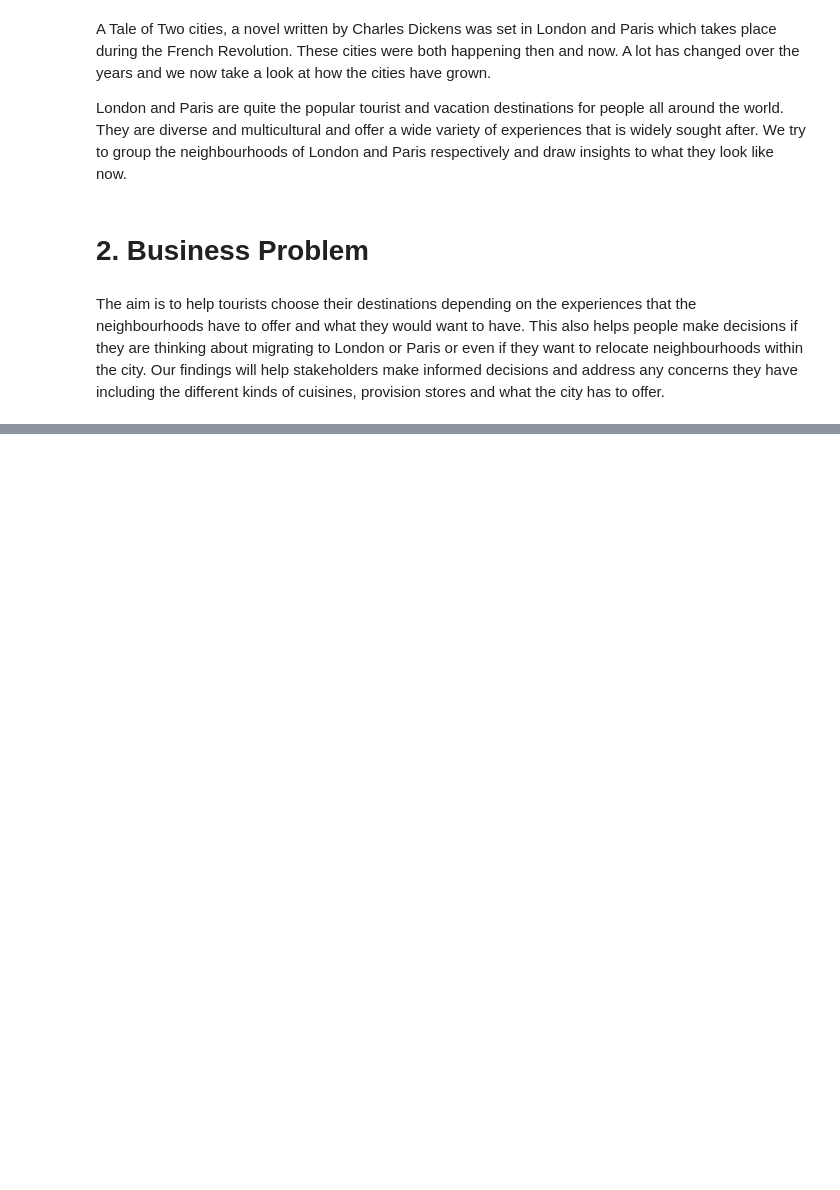
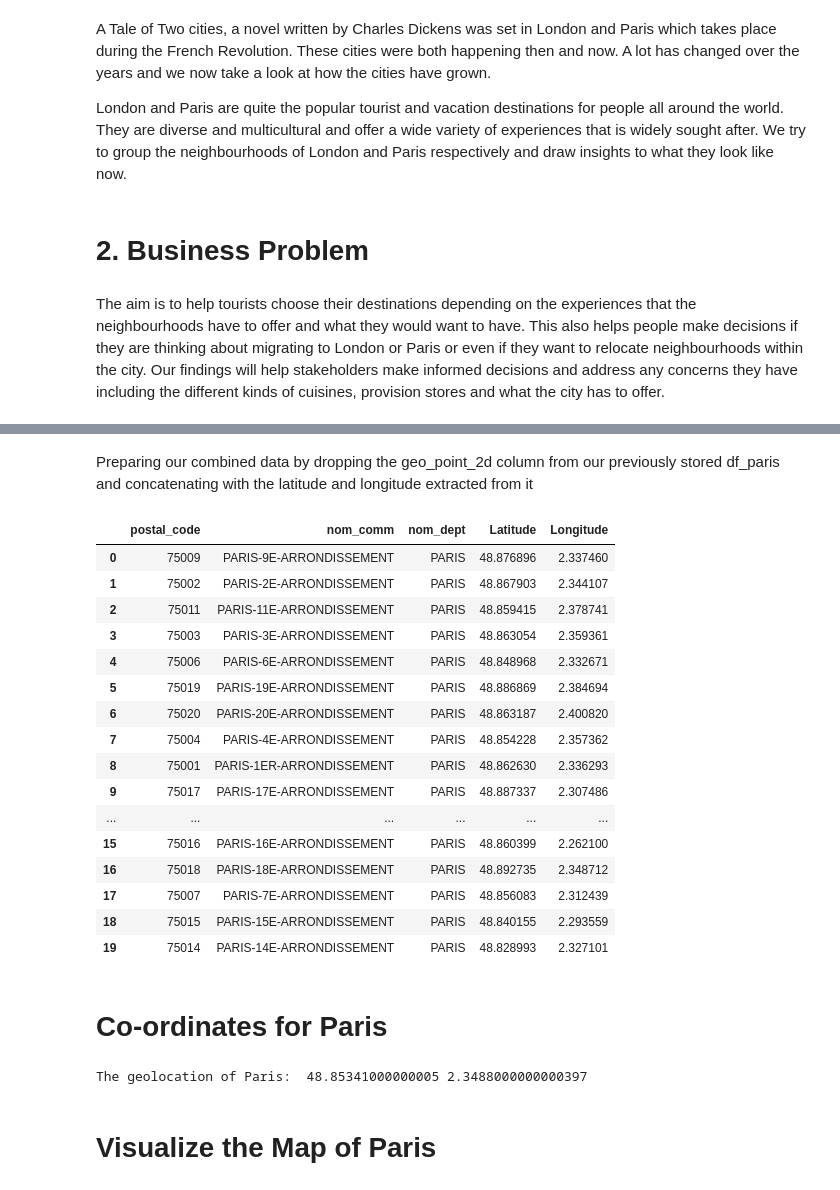
Before and after one commit to madhu-akella/Coursera_Capstone, a Jupyter notebook: The Battle of Neighborhoods (Week 1).ipynb, the cells around one changed output, grey strips where cells are left out. Cells and saved outputs as stored; diff of their text form; code cells hidden in the pictures; blank space fills up the shorter version.

```diff
--- a/The Battle of Neighborhoods (Week 1).ipynb
+++ b/The Battle of Neighborhoods (Week 1).ipynb
@@ -12,0 +993,2 @@ The aim is to help tourists choose their destinations depending on the experienc
+# %%
+paris_latlng = df_paris['geo_point_2d'].astype('str')
@@ -12,0 +997,4 @@ The aim is to help tourists choose their destinations depending on the experienc
+# %%
+paris_lat = paris_latlng.apply(lambda x: x.split(',')[0])
+paris_lat = paris_lat.apply(lambda x: x.lstrip('['))
+paris_lat
@@ -12,0 +1021,4 @@ The aim is to help tourists choose their destinations depending on the experienc
+# %%
+paris_lng = paris_latlng.apply(lambda x: x.split(',')[1])
+paris_lng = paris_lng.apply(lambda x: x.rstrip(']'))
+paris_lng
@@ -12,0 +1043,39 @@ The aim is to help tourists choose their destinations depending on the experienc
+# %%
+paris_geo_lat  = pd.DataFrame(paris_lat.astype(float))
+paris_geo_lat.columns=['Latitude']
+paris_geo_lng = pd.DataFrame(paris_lng.astype(float))
+paris_geo_lng.columns=['Longitude']
+# %% [markdown]
+Preparing our combined data by dropping the geo_point_2d column from our previously stored df_paris and concatenating with the latitude and longitude extracted from it
+# %%
+paris_combined_data = pd.concat([df_paris.drop('geo_point_2d', axis=1), paris_geo_lat, paris_geo_lng], axis=1)
+paris_combined_data
+# %% [output]
+|  | postal_code | nom_comm | nom_dept | Latitude | Longitude |
+| 0 | 75009 | PARIS-9E-ARRONDISSEMENT | PARIS | 48.876896 | 2.337460 |
+| 1 | 75002 | PARIS-2E-ARRONDISSEMENT | PARIS | 48.867903 | 2.344107 |
+| 2 | 75011 | PARIS-11E-ARRONDISSEMENT | PARIS | 48.859415 | 2.378741 |
+| 3 | 75003 | PARIS-3E-ARRONDISSEMENT | PARIS | 48.863054 | 2.359361 |
+| 4 | 75006 | PARIS-6E-ARRONDISSEMENT | PARIS | 48.848968 | 2.332671 |
+| 5 | 75019 | PARIS-19E-ARRONDISSEMENT | PARIS | 48.886869 | 2.384694 |
+| 6 | 75020 | PARIS-20E-ARRONDISSEMENT | PARIS | 48.863187 | 2.400820 |
+| 7 | 75004 | PARIS-4E-ARRONDISSEMENT | PARIS | 48.854228 | 2.357362 |
+| 8 | 75001 | PARIS-1ER-ARRONDISSEMENT | PARIS | 48.862630 | 2.336293 |
+| 9 | 75017 | PARIS-17E-ARRONDISSEMENT | PARIS | 48.887337 | 2.307486 |
+| ... | ... | ... | ... | ... | ... |
+| 15 | 75016 | PARIS-16E-ARRONDISSEMENT | PARIS | 48.860399 | 2.262100 |
+| 16 | 75018 | PARIS-18E-ARRONDISSEMENT | PARIS | 48.892735 | 2.348712 |
+| 17 | 75007 | PARIS-7E-ARRONDISSEMENT | PARIS | 48.856083 | 2.312439 |
+| 18 | 75015 | PARIS-15E-ARRONDISSEMENT | PARIS | 48.840155 | 2.293559 |
+| 19 | 75014 | PARIS-14E-ARRONDISSEMENT | PARIS | 48.828993 | 2.327101 |
+# %% [markdown]
+# Co-ordinates for Paris
+# %%
+paris = geocode(address='Paris, France, FR')[0]
+paris_lng_coords = paris['location']['x']
+paris_lat_coords = paris['location']['y']
+print("The geolocation of Paris: ", paris_lat_coords, paris_lng_coords)
+# %% [output]
+The geolocation of Paris:  48.85341000000005 2.3488000000000397
+# %% [markdown]
+# Visualize the Map of Paris
```
Also changed, not shown: parts of 200 cells of this notebook.
